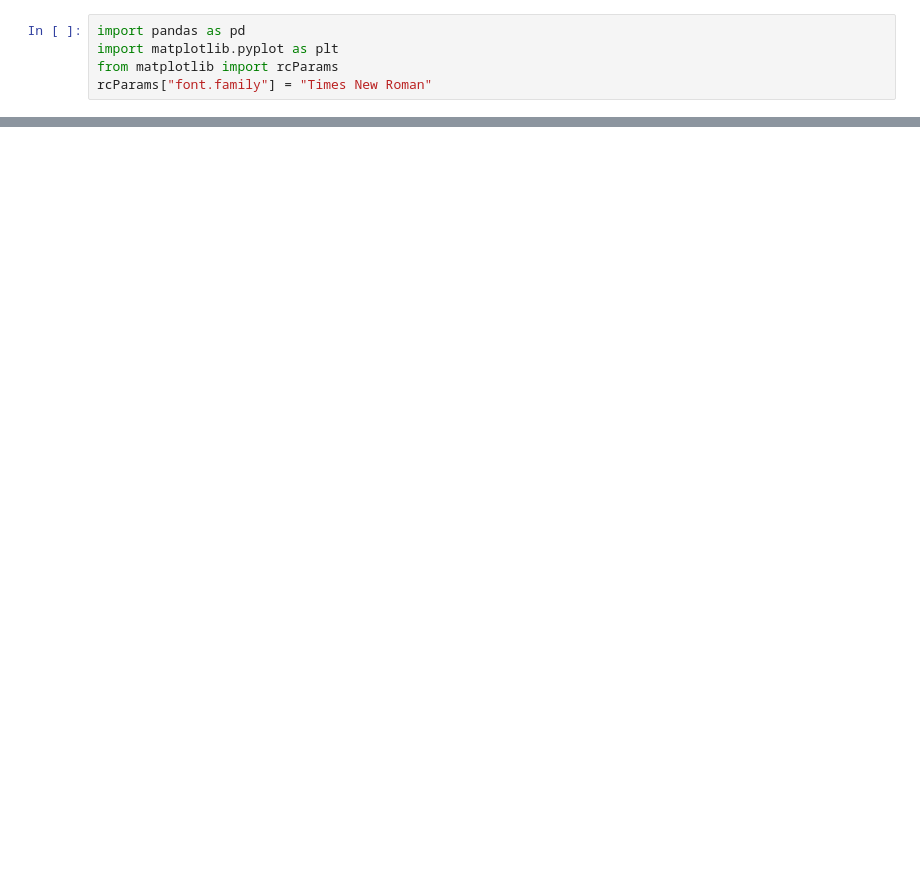
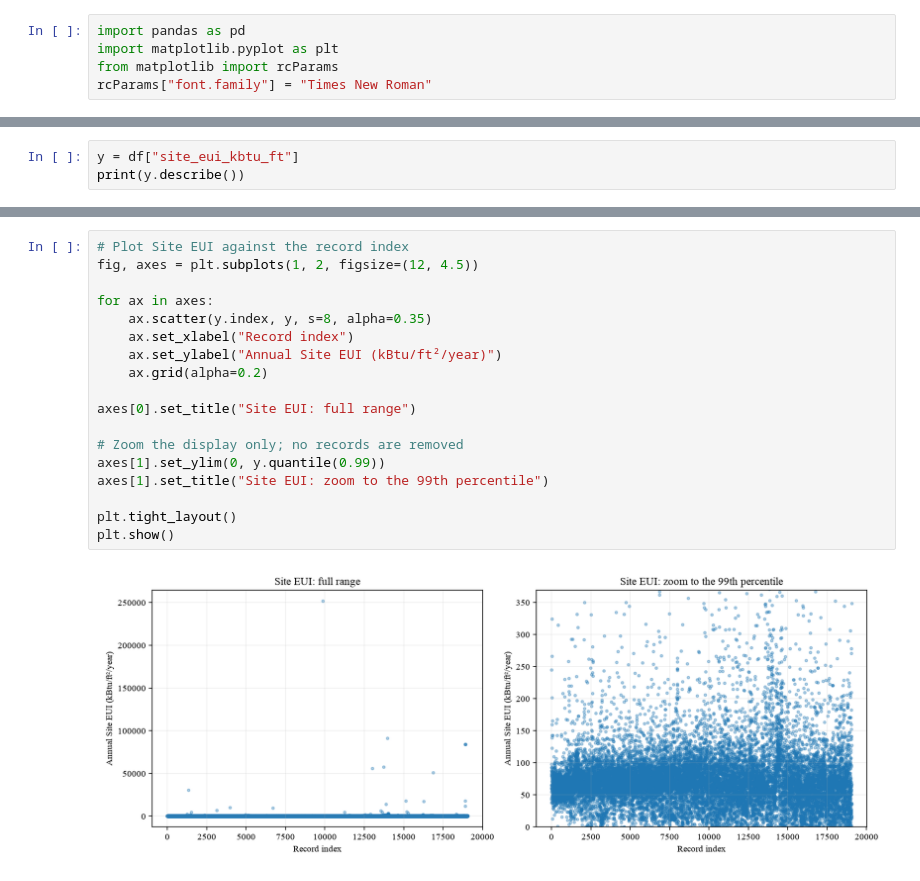
Before and after one commit to gchudley/Any-Idea, a Jupyter notebook: src/EDA_data_visualization.ipynb, the cells around one changed output, grey strips where cells are left out. Saved outputs shown, nothing was run; the diff lists cells and outputs as text; blank space fills up the shorter version.

```diff
--- a/src/EDA_data_visualization.ipynb
+++ b/src/EDA_data_visualization.ipynb
@@ -27,0 +31,3 @@ print(df.head())
+# %%
+y = df["site_eui_kbtu_ft"]
+print(y.describe())
@@ -27,0 +44,20 @@ print(df.head())
+# %%
+# Plot Site EUI against the record index
+fig, axes = plt.subplots(1, 2, figsize=(12, 4.5))
+
+for ax in axes:
+    ax.scatter(y.index, y, s=8, alpha=0.35)
+    ax.set_xlabel("Record index")
+    ax.set_ylabel("Annual Site EUI (kBtu/ft²/year)")
+    ax.grid(alpha=0.2)
+
+axes[0].set_title("Site EUI: full range")
+
+# Zoom the display only; no records are removed
+axes[1].set_ylim(0, y.quantile(0.99))
+axes[1].set_title("Site EUI: zoom to the 99th percentile")
+
+plt.tight_layout()
+plt.show()
+# %% [output]
+[figure, added]
```
Also changed, not shown: parts of 3 cells of this notebook.
